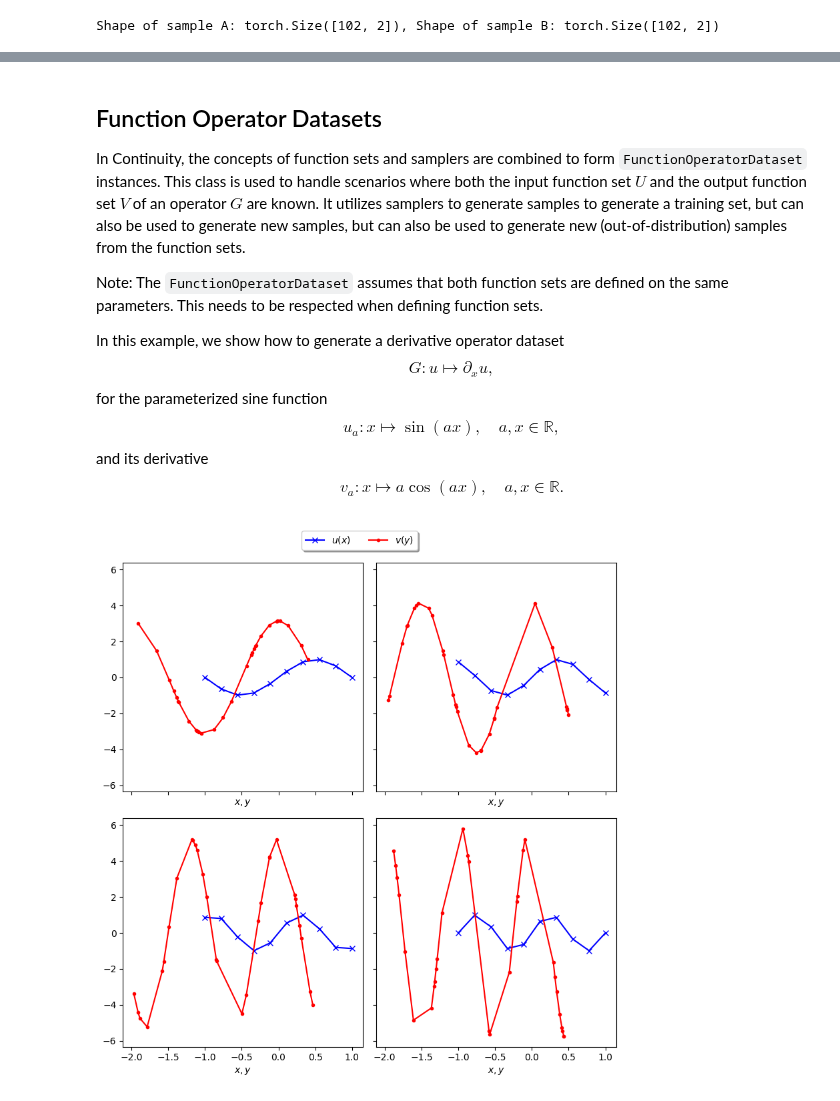
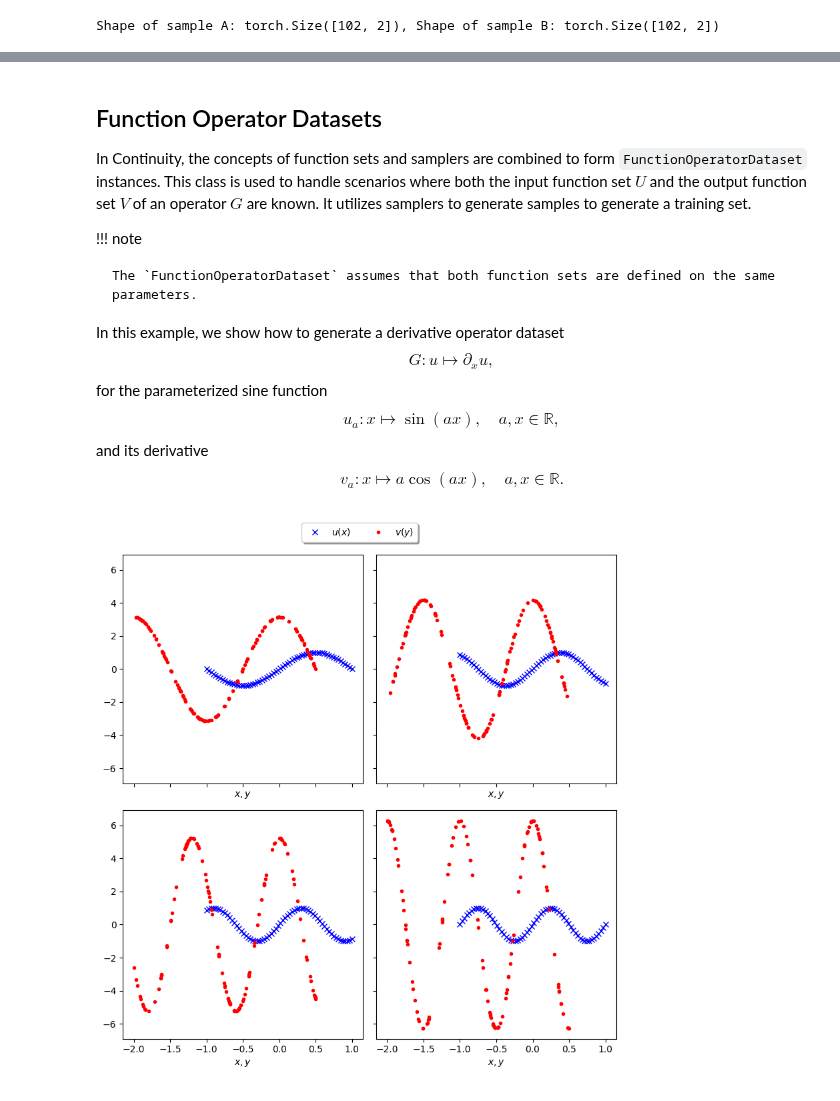
Before and after one commit to aai-institute/continuiti, a Jupyter notebook: examples/functions.ipynb, the cells around one changed output, grey strips where cells are left out. Saved outputs shown, nothing was run; the diff lists cells and outputs as text; code cells hidden in the pictures.

```diff
--- a/examples/functions.ipynb
+++ b/examples/functions.ipynb
@@ -180,7 +180,7 @@ fig, axs = plt.subplots(3, 3, sharey=True, sharex=True, figsize=(9, 9))
 for i, (param, xi, yi) in enumerate(zip(parameter_samples, x, y)):
     row, col = i // 3, i % 3
     idx = torch.argsort(xi.squeeze())
-    axs[row, col].plot(xi[idx], yi[idx], 'kx-')
+    axs[row, col].plot(xi[idx], yi[idx], 'kx')
     axs[row, col].set_ylabel("$y$")
     axs[row, col].set_xlabel("$x$")
 
@@ -199,9 +199,11 @@ fig.tight_layout()
 # %% [markdown]
 ## Function Operator Datasets
 
-In Continuity, the concepts of function sets and samplers are combined to form `FunctionOperatorDataset` instances. This class is used to handle scenarios where both the input function set $U$ and the output function set $V$ of an operator $G$ are known. It utilizes samplers to generate samples to generate a training set, but can also be used to generate new samples, but can also be used to generate new (out-of-distribution) samples from the function sets.
+In Continuity, the concepts of function sets and samplers are combined to form `FunctionOperatorDataset` instances. This class is used to handle scenarios where both the input function set $U$ and the output function set $V$ of an operator $G$ are known. It utilizes samplers to generate samples to generate a training set.
 
-Note: The `FunctionOperatorDataset` assumes that both function sets are defined on the same parameters. This needs to be respected when defining function sets.
+!!! note
+
+    The `FunctionOperatorDataset` assumes that both function sets are defined on the same parameters.
 
 In this example, we show how to generate a derivative operator dataset
 $$
@@ -228,28 +230,28 @@ parameter_sampler = RegularGridSampler([torch.pi], [2 * torch.pi])
 dset = FunctionOperatorDataset(
     input_function_set=u_set,
     x_sampler=x_sampler,
-    n_sensors=10,
+    n_sensors=64,
     output_function_set=v_set,
     y_sampler=y_sampler,
-    n_evaluations=30,
+    n_evaluations=128,
     parameter_sampler=parameter_sampler,
     n_observations=4,
 )
 # %%
 fig, axs = plt.subplots(2, 2, figsize=(8, 8), sharex=True, sharey=True)
 
 for i, (x, u, y, v) in enumerate(dset):
     row, col = i // 2, i % 2
-    axs[row, col].plot(x, u, 'bx-', label="$u(x)$")
+    axs[row, col].plot(x, u, 'bx', label="$u(x)$")
     idx = torch.argsort(y.squeeze())
     y_plot, v_plot = y[idx], v[idx]
-    axs[row, col].plot(y_plot, v_plot, 'r.-', label=r"$v(y)$")
+    axs[row, col].plot(y_plot, v_plot, 'r.', label=r"$v(y)$")
     axs[row, col].set_xlabel("$x, y$")
 lines_labels = [ax.get_legend_handles_labels() for ax in axs.flatten()]
 lines, labels = [sum(lol, []) for lol in zip(*lines_labels)]
 by_label = dict(zip(labels, lines))
 fig.legend(by_label.values(), by_label.keys(), loc='upper center', bbox_to_anchor=(0.5, 1.05),
            ncol=2, fancybox=True, shadow=True)
 fig.tight_layout()
 # %% [output]
-[figure, old version]
+[figure, new version]
```
Also changed, not shown: parts of 3 cells of this notebook, 1 other file.
